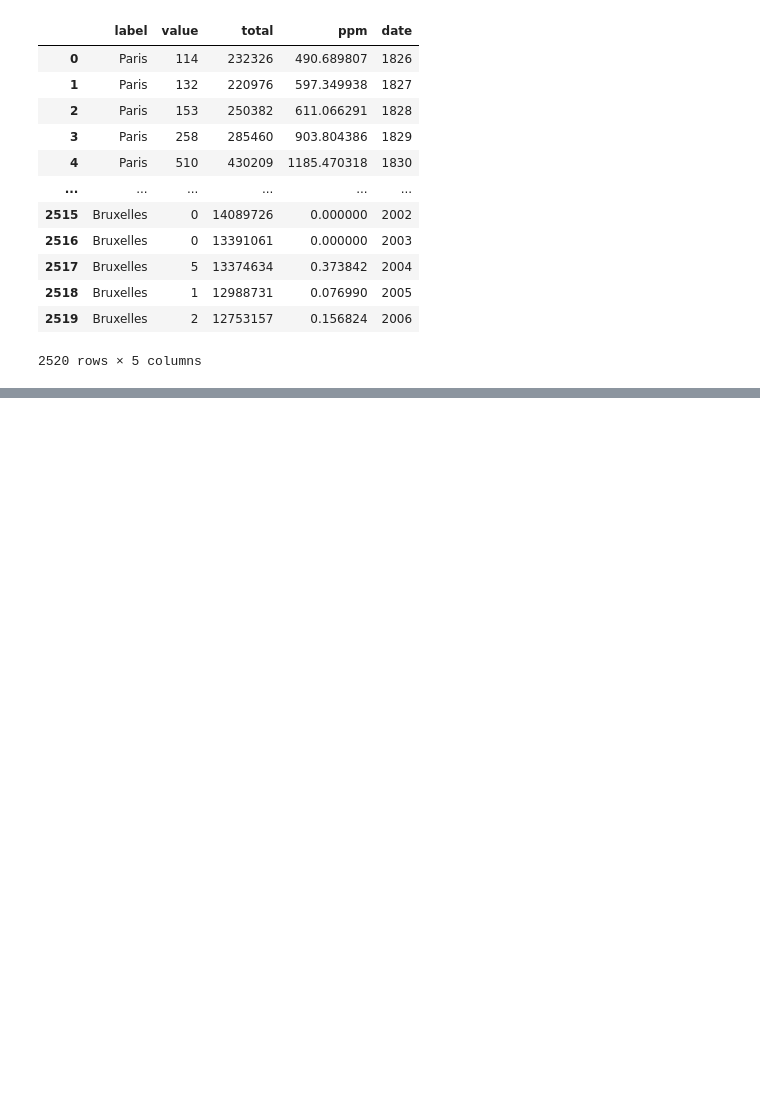
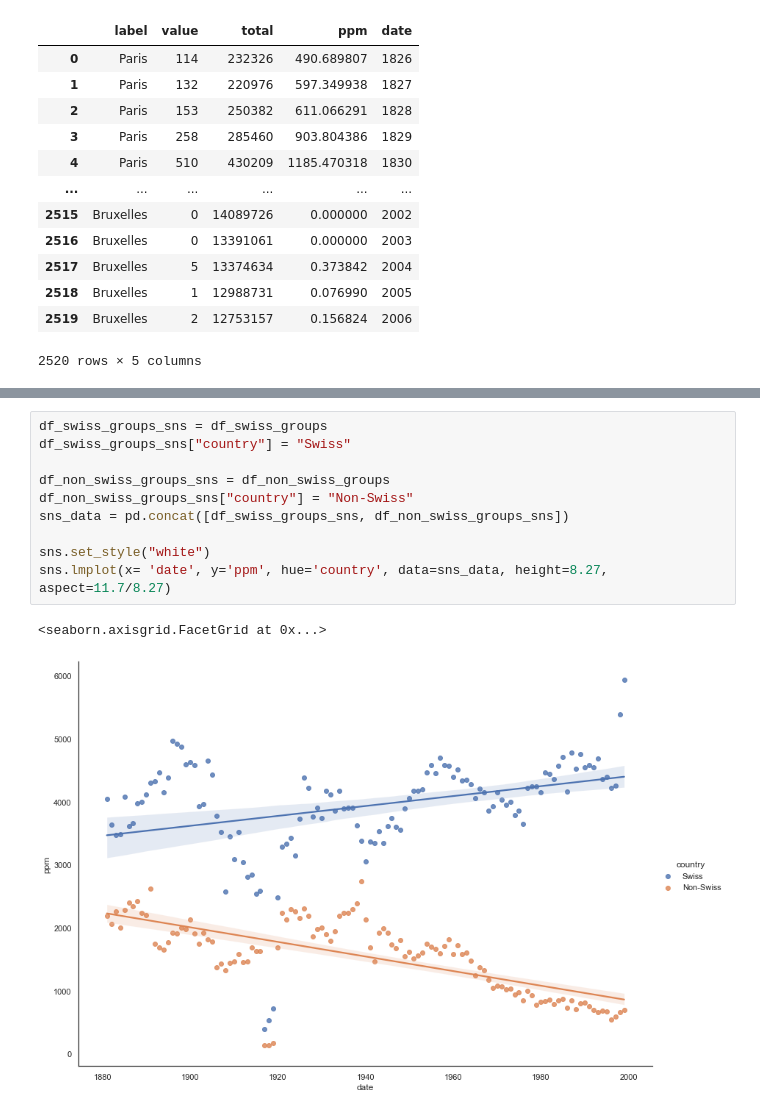
Before and after one commit to ludovicaschaerf/H-D_Project, a Jupyter notebook: city_term_list_analysis/impresso_plotting.ipynb, the cells around one changed output, grey strips where cells are left out. Saved outputs shown, nothing was run; the diff lists cells and outputs as text; blank space fills up the shorter version.

```diff
--- a/city_term_list_analysis/impresso_plotting.ipynb
+++ b/city_term_list_analysis/impresso_plotting.ipynb
@@ -143,0 +143,13 @@ plt.savefig("Bonn.png", dpi=600)
+# %%
+df_swiss_groups_sns = df_swiss_groups
+df_swiss_groups_sns["country"] = "Swiss"
+
+df_non_swiss_groups_sns = df_non_swiss_groups
+df_non_swiss_groups_sns["country"] = "Non-Swiss"
+sns_data = pd.concat([df_swiss_groups_sns, df_non_swiss_groups_sns])
+
+sns.set_style("white")
+sns.lmplot(x= 'date', y='ppm', hue='country', data=sns_data, height=8.27, aspect=11.7/8.27)
+# %% [output]
+<seaborn.axisgrid.FacetGrid at 0x...>
+[figure, added]
```
Also changed, not shown: parts of 4 cells of this notebook.
